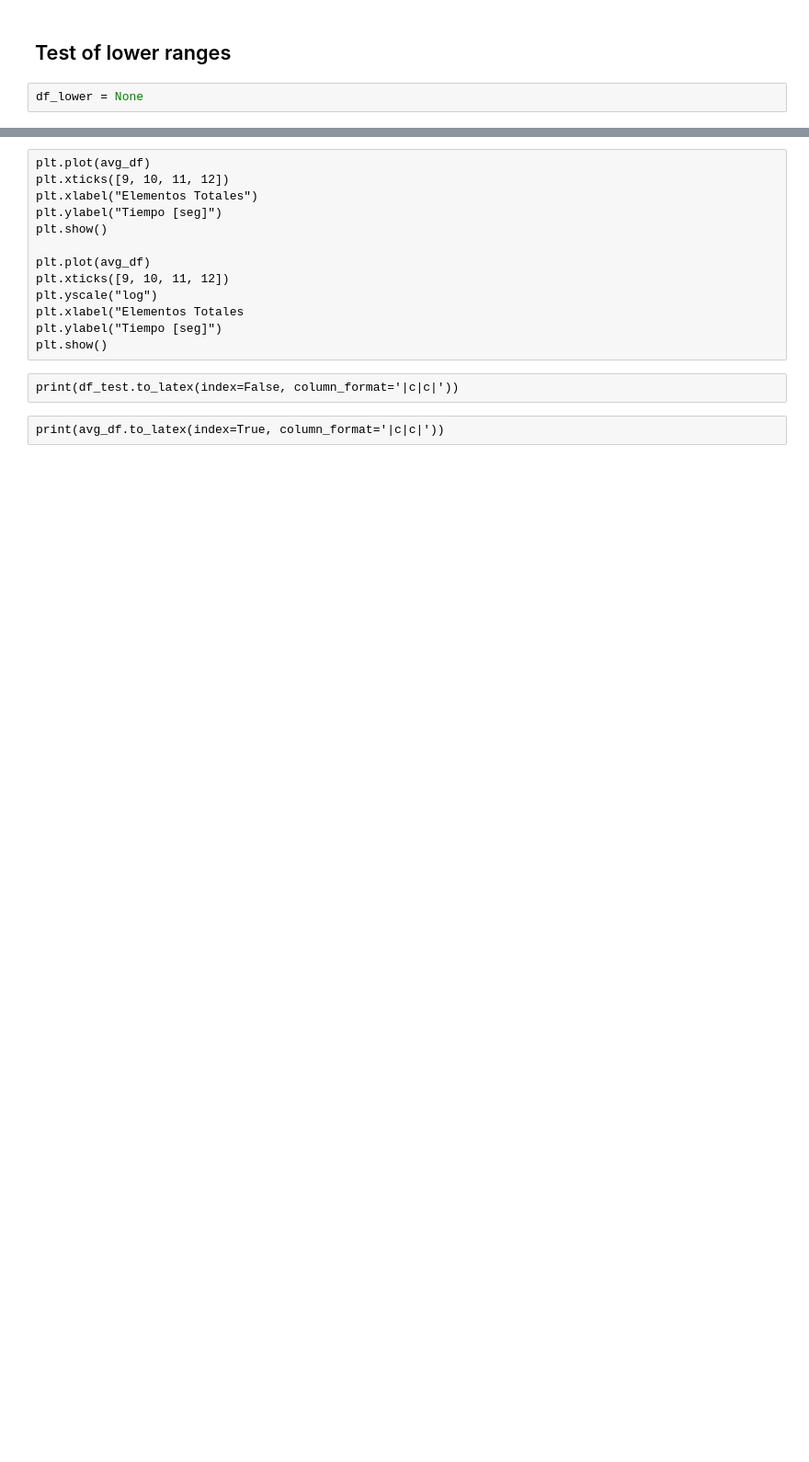
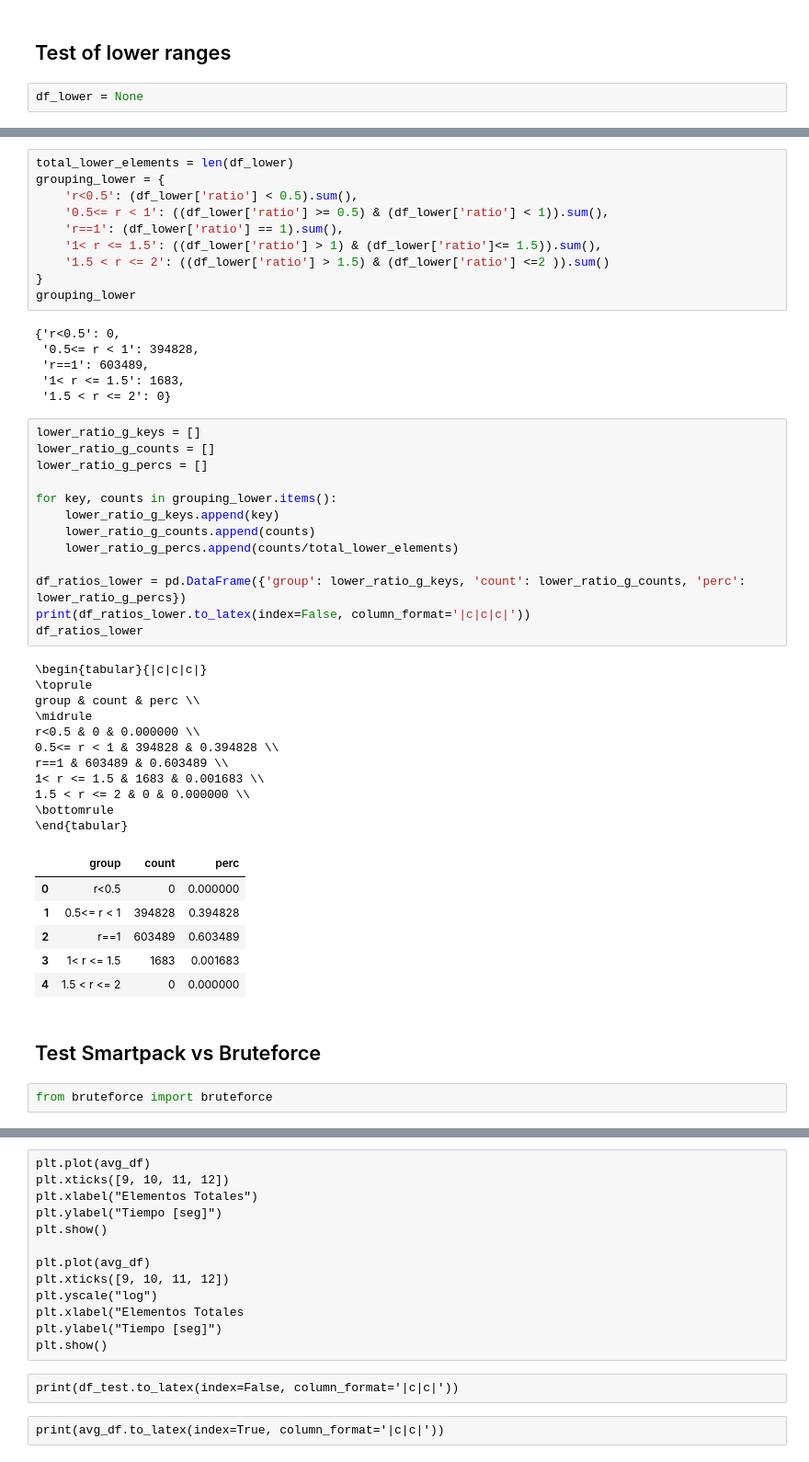
Before and after one commit to aleperno/tda_2023Q1, a Jupyter notebook: tp2/src/notebooks/New Approximation Comparisson.ipynb, the cells around one changed output, grey strips where cells are left out. Shown: that part at 92% size. Saved outputs shown, nothing was run; the diff lists cells and outputs as text; blank space fills up the shorter version.

```diff
--- a/tp2/src/notebooks/New Approximation Comparisson.ipynb
+++ b/tp2/src/notebooks/New Approximation Comparisson.ipynb
@@ -210,0 +210,51 @@ plt.show()
+# %%
+total_lower_elements = len(df_lower)
+grouping_lower = {
+    'r<0.5': (df_lower['ratio'] < 0.5).sum(),
+    '0.5<= r < 1': ((df_lower['ratio'] >= 0.5) & (df_lower['ratio'] < 1)).sum(),
+    'r==1': (df_lower['ratio'] == 1).sum(),
+    '1< r <= 1.5': ((df_lower['ratio'] > 1) & (df_lower['ratio']<= 1.5)).sum(),
+    '1.5 < r <= 2': ((df_lower['ratio'] > 1.5) & (df_lower['ratio'] <=2 )).sum()
+}
+grouping_lower
+# %% [output]
+{'r<0.5': 0,
+ '0.5<= r < 1': 394828,
+ 'r==1': 603489,
+ '1< r <= 1.5': 1683,
+ '1.5 < r <= 2': 0}
+# %%
+lower_ratio_g_keys = []
+lower_ratio_g_counts = []
+lower_ratio_g_percs = []
+
+for key, counts in grouping_lower.items():
+    lower_ratio_g_keys.append(key)
+    lower_ratio_g_counts.append(counts)
+    lower_ratio_g_percs.append(counts/total_lower_elements)
+
+df_ratios_lower = pd.DataFrame({'group': lower_ratio_g_keys, 'count': lower_ratio_g_counts, 'perc': lower_ratio_g_percs})
+print(df_ratios_lower.to_latex(index=False, column_format='|c|c|c|'))
+df_ratios_lower
+# %% [output]
+\begin{tabular}{|c|c|c|}
+\toprule
+group & count & perc \\
+\midrule
+r<0.5 & 0 & 0.000000 \\
+0.5<= r < 1 & 394828 & 0.394828 \\
+r==1 & 603489 & 0.603489 \\
+1< r <= 1.5 & 1683 & 0.001683 \\
+1.5 < r <= 2 & 0 & 0.000000 \\
+\bottomrule
+\end{tabular}
+|  | group | count | perc |
+| 0 | r<0.5 | 0 | 0.000000 |
+| 1 | 0.5<= r < 1 | 394828 | 0.394828 |
+| 2 | r==1 | 603489 | 0.603489 |
+| 3 | 1< r <= 1.5 | 1683 | 0.001683 |
+| 4 | 1.5 < r <= 2 | 0 | 0.000000 |
+# %% [markdown]
+## Test Smartpack vs Bruteforce
+# %%
+from bruteforce import bruteforce
```
Also changed, not shown: parts of 19 cells of this notebook, 3 other files.
